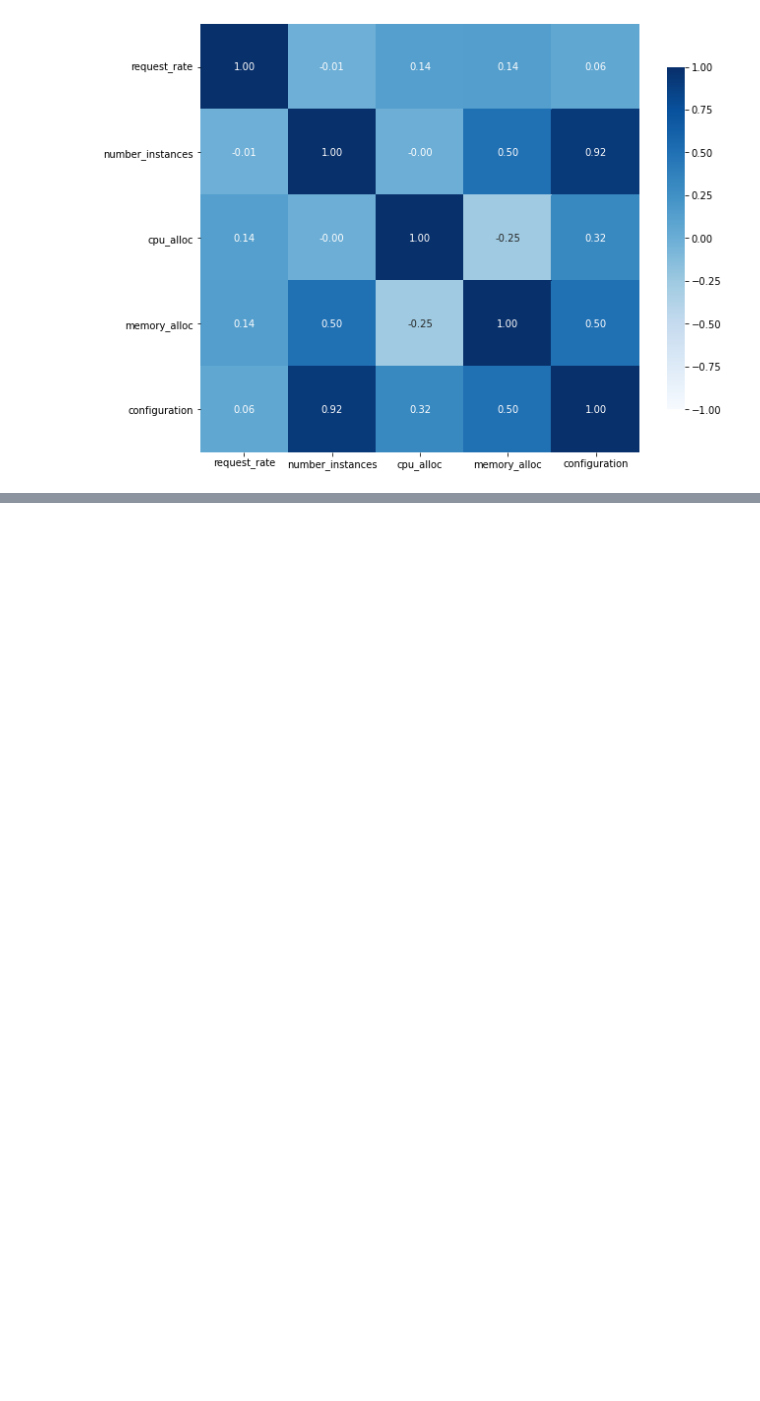
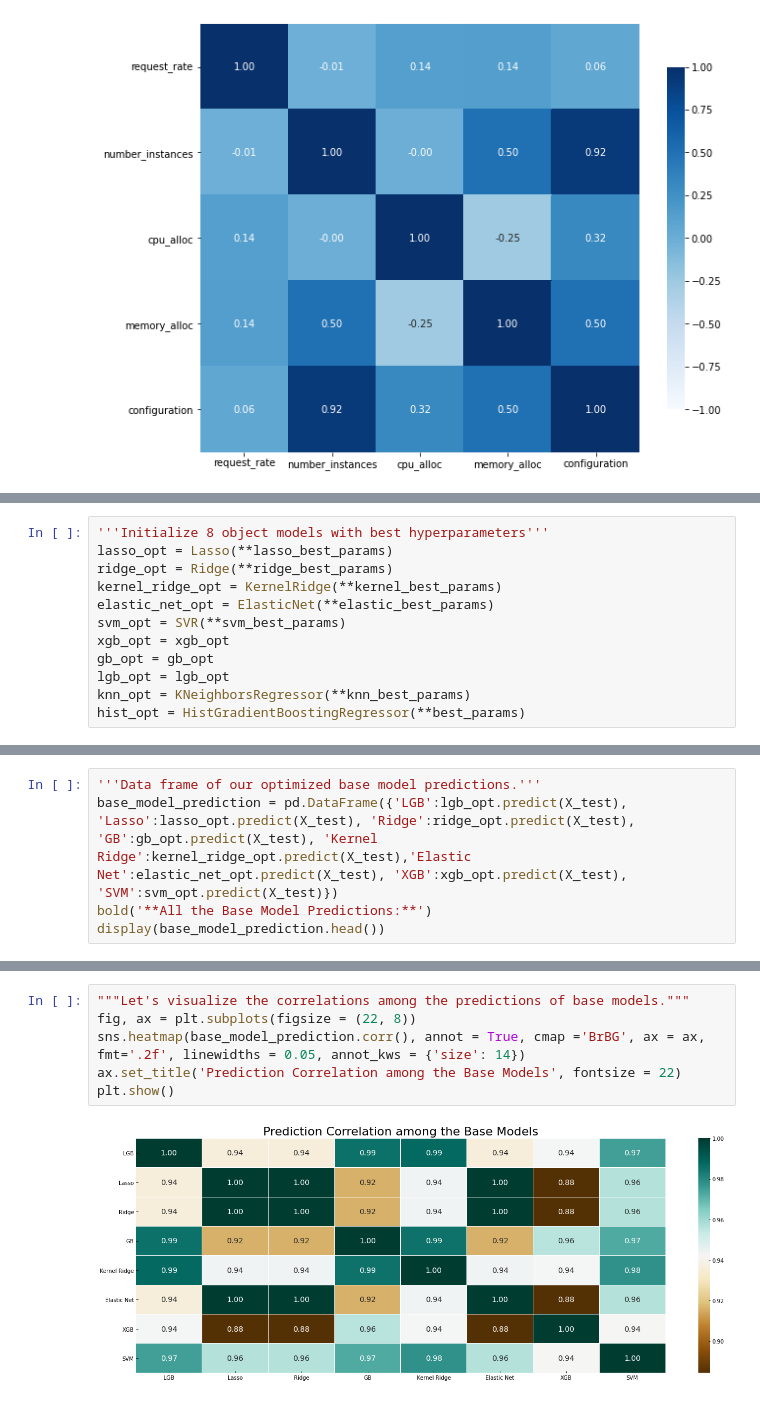
Before and after one commit to giorgosmarinos/Morphemic-performance-metric--prediction, a Jupyter notebook: experiments_notebooks/Performance-prediction-have-used-request-rate-in-the-model.ipynb, the cells around one changed output, grey strips where cells are left out. Saved outputs shown, nothing was run; the diff lists cells and outputs as text; blank space fills up the shorter version.

```diff
--- a/experiments_notebooks/Performance-prediction-have-used-request-rate-in-the-model.ipynb
+++ b/experiments_notebooks/Performance-prediction-have-used-request-rate-in-the-model.ipynb
@@ -641,0 +1115,12 @@ plt.show()
+# %%
+'''Initialize 8 object models with best hyperparameters'''
+lasso_opt = Lasso(**lasso_best_params)
+ridge_opt = Ridge(**ridge_best_params)
+kernel_ridge_opt = KernelRidge(**kernel_best_params)
+elastic_net_opt = ElasticNet(**elastic_best_params)
+svm_opt = SVR(**svm_best_params)
+xgb_opt = xgb_opt
+gb_opt = gb_opt
+lgb_opt = lgb_opt
+knn_opt = KNeighborsRegressor(**knn_best_params)
+hist_opt = HistGradientBoostingRegressor(**best_params)
@@ -641,0 +1255,5 @@ plt.show()
+# %%
+'''Data frame of our optimized base model predictions.'''
+base_model_prediction = pd.DataFrame({'LGB':lgb_opt.predict(X_test), 'Lasso':lasso_opt.predict(X_test), 'Ridge':ridge_opt.predict(X_test), 'GB':gb_opt.predict(X_test), 'Kernel Ridge':kernel_ridge_opt.predict(X_test),'Elastic Net':elastic_net_opt.predict(X_test), 'XGB':xgb_opt.predict(X_test), 'SVM':svm_opt.predict(X_test)})
+bold('**All the Base Model Predictions:**')
+display(base_model_prediction.head())
@@ -641,0 +1268,8 @@ plt.show()
+# %%
+"""Let's visualize the correlations among the predictions of base models."""
+fig, ax = plt.subplots(figsize = (22, 8))
+sns.heatmap(base_model_prediction.corr(), annot = True, cmap ='BrBG', ax = ax, fmt='.2f', linewidths = 0.05, annot_kws = {'size': 14})
+ax.set_title('Prediction Correlation among the Base Models', fontsize = 22)
+plt.show()
+# %% [output]
+[figure, added]
```
Also changed, not shown: parts of 63 cells of this notebook.
